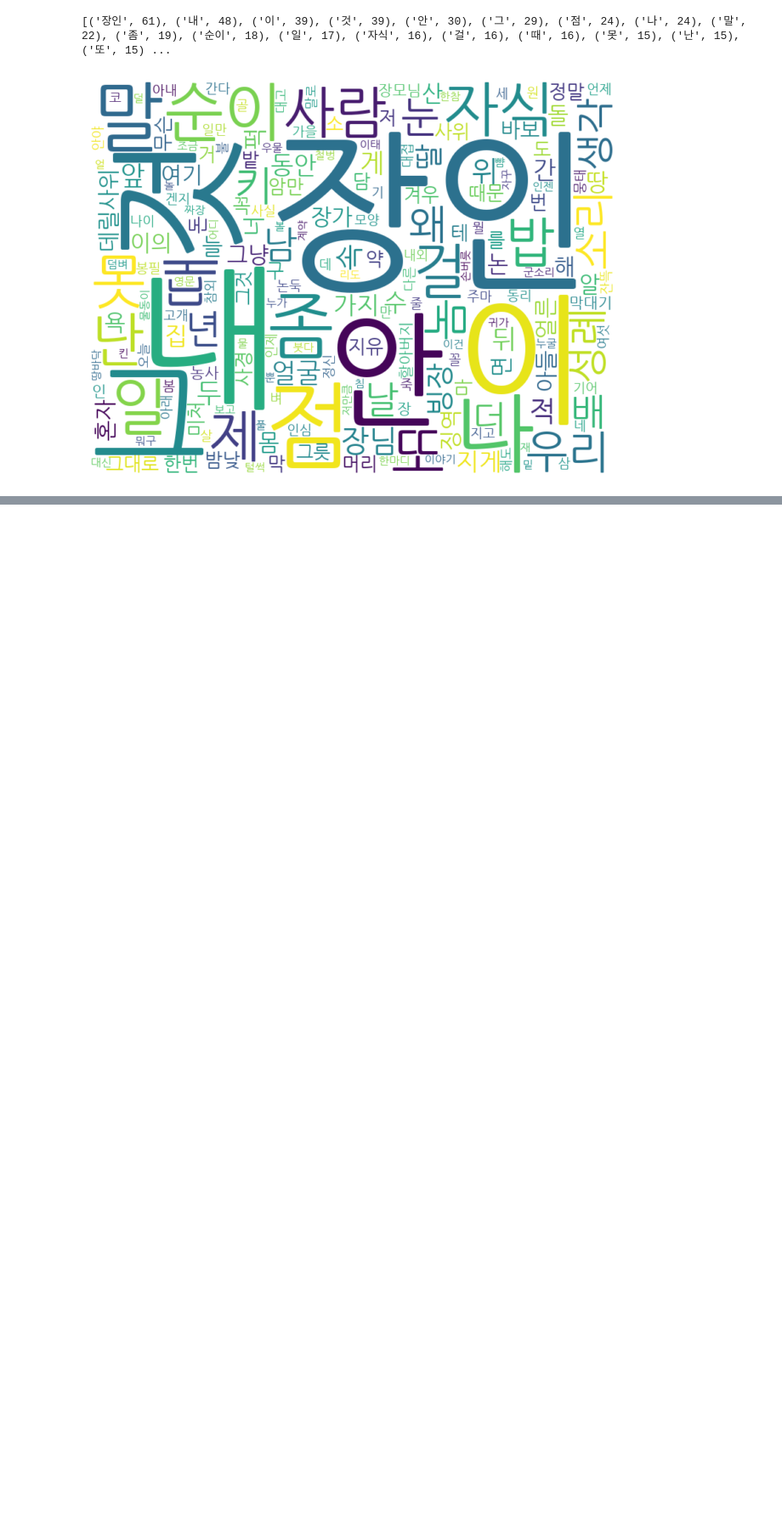
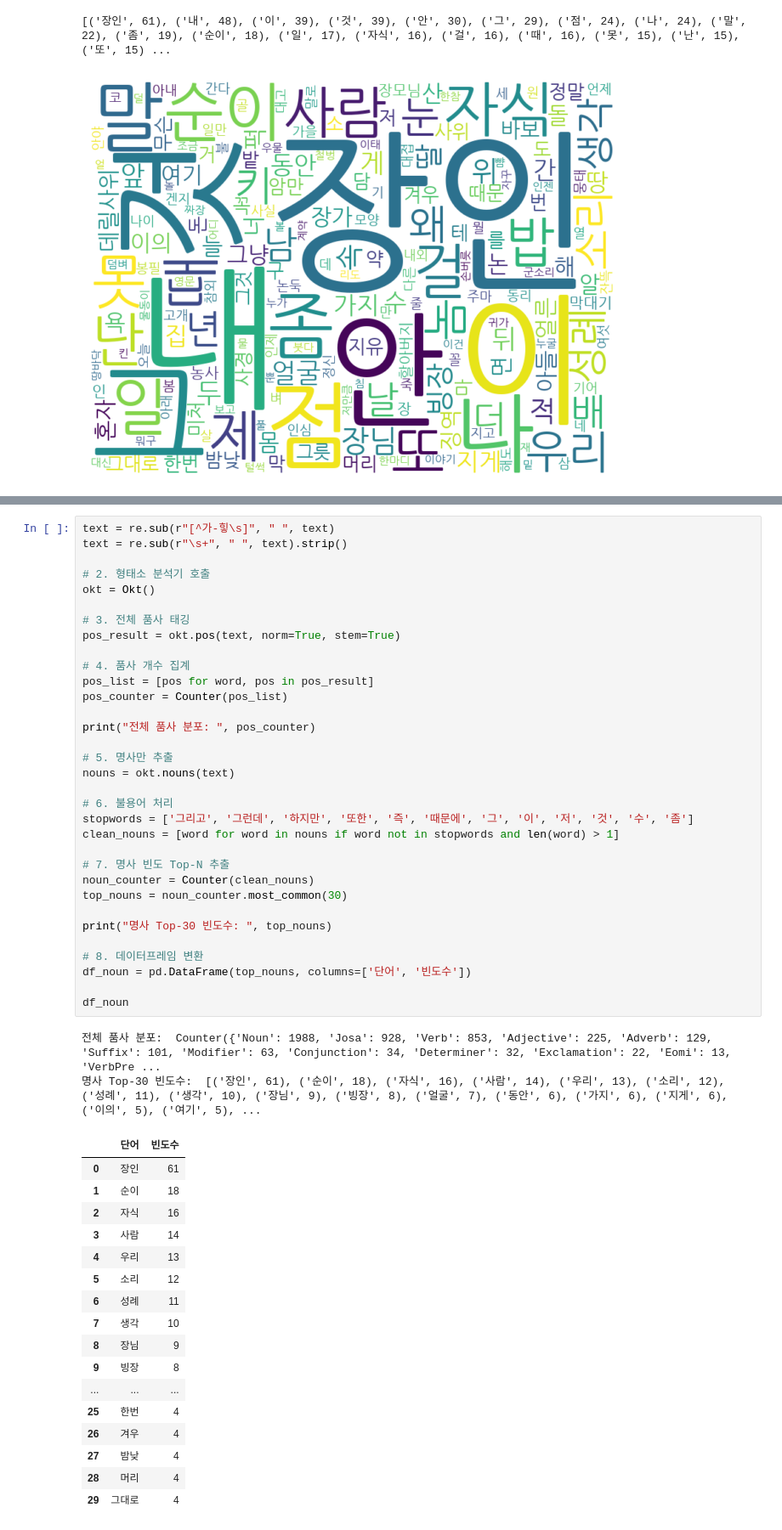
Before and after one commit to 5seoyoung/Korean-NLP-class, a Jupyter notebook: class_봄봄.ipynb, the cells around one changed output, grey strips where cells are left out. Shown at 85% size. Drawn from its saved outputs; the diff is of its cells as text; blank space fills up the shorter version.

```diff
--- a/class_봄봄.ipynb
+++ b/class_봄봄.ipynb
@@ -131,0 +172,53 @@ Error:
+# %%
+text = re.sub(r"[^가-힣\s]", " ", text)
+text = re.sub(r"\s+", " ", text).strip()
+
+# 2. 형태소 분석기 호출
+okt = Okt()
+
+# 3. 전체 품사 태깅
+pos_result = okt.pos(text, norm=True, stem=True)
+
+# 4. 품사 개수 집계
+pos_list = [pos for word, pos in pos_result]
+pos_counter = Counter(pos_list)
+
+print("전체 품사 분포: ", pos_counter)
+
+# 5. 명사만 추출
+nouns = okt.nouns(text)
+
+# 6. 불용어 처리
+stopwords = ['그리고', '그런데', '하지만', '또한', '즉', '때문에', '그', '이', '저', '것', '수', '좀']
+clean_nouns = [word for word in nouns if word not in stopwords and len(word) > 1]
+
+# 7. 명사 빈도 Top-N 추출
+noun_counter = Counter(clean_nouns)
+top_nouns = noun_counter.most_common(30)
+
+print("명사 Top-30 빈도수: ", top_nouns)
+
+# 8. 데이터프레임 변환
+df_noun = pd.DataFrame(top_nouns, columns=['단어', '빈도수'])
+
+df_noun
+# %% [output]
+전체 품사 분포:  Counter({'Noun': 1988, 'Josa': 928, 'Verb': 853, 'Adjective': 225, 'Adverb': 129, 'Suffix': 101, 'Modifier': 63, 'Conjunction': 34, 'Determiner': 32, 'Exclamation': 22, 'Eomi': 13, 'VerbPre ...
+명사 Top-30 빈도수:  [('장인', 61), ('순이', 18), ('자식', 16), ('사람', 14), ('우리', 13), ('소리', 12), ('성례', 11), ('생각', 10), ('장님', 9), ('빙장', 8), ('얼굴', 7), ('동안', 6), ('가지', 6), ('지게', 6), ('이의', 5), ('여기', 5), ...
+|  | 단어 | 빈도수 |
+| 0 | 장인 | 61 |
+| 1 | 순이 | 18 |
+| 2 | 자식 | 16 |
+| 3 | 사람 | 14 |
+| 4 | 우리 | 13 |
+| 5 | 소리 | 12 |
+| 6 | 성례 | 11 |
+| 7 | 생각 | 10 |
+| 8 | 장님 | 9 |
+| 9 | 빙장 | 8 |
+| ... | ... | ... |
+| 25 | 한번 | 4 |
+| 26 | 겨우 | 4 |
+| 27 | 밤낮 | 4 |
+| 28 | 머리 | 4 |
+| 29 | 그대로 | 4 |
```
Also changed, not shown: parts of 17 cells of this notebook, 6 other files.
